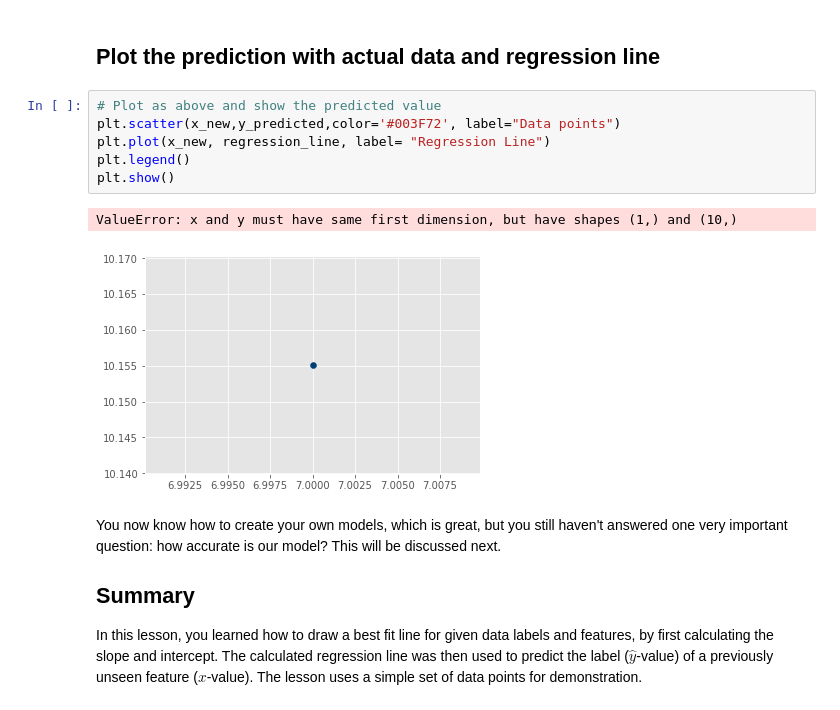
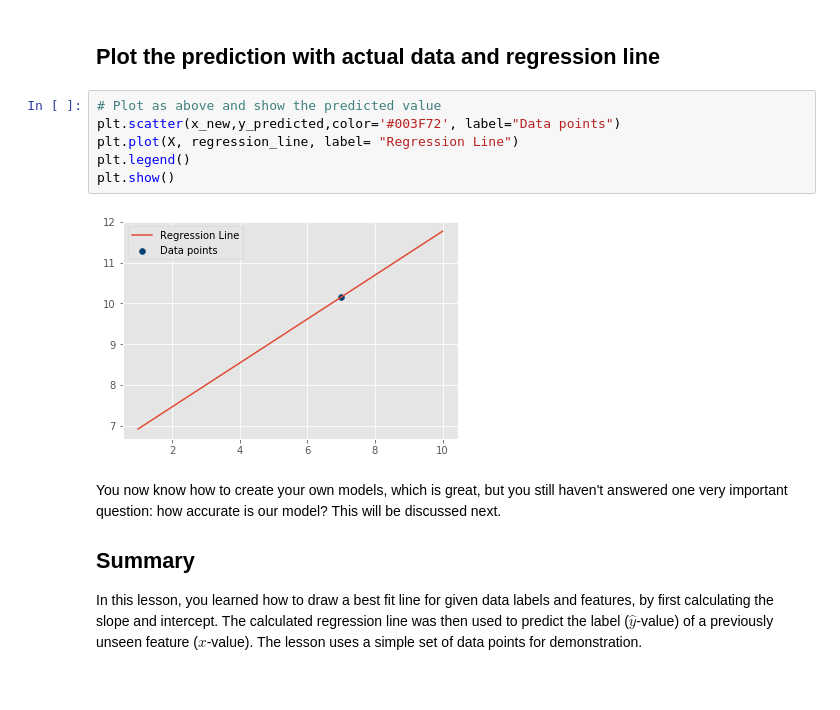
Before and after one commit to Cristinamulas/dsc-simple-linear-regression-lab-nyc-ds-060319, a Jupyter notebook: index.ipynb, the cells around one changed output. Saved outputs shown, nothing was run; the diff lists cells and outputs as text.

```diff
--- a/index.ipynb
+++ b/index.ipynb
@@ -181,12 +181,11 @@ y_predicted
 # %%
 # Plot as above and show the predicted value
 plt.scatter(x_new,y_predicted,color='#003F72', label="Data points")
-plt.plot(x_new, regression_line, label= "Regression Line")
+plt.plot(X, regression_line, label= "Regression Line")
 plt.legend()
 plt.show()
 # %% [output]
-ValueError: x and y must have same first dimension, but have shapes (1,) and (10,)
-[figure, old version]
+[figure, new version]
 # %% [markdown]
 You now know how to create your own models, which is great, but you still haven't answered one very important question: how accurate is our model? This will be discussed next.
 
```
